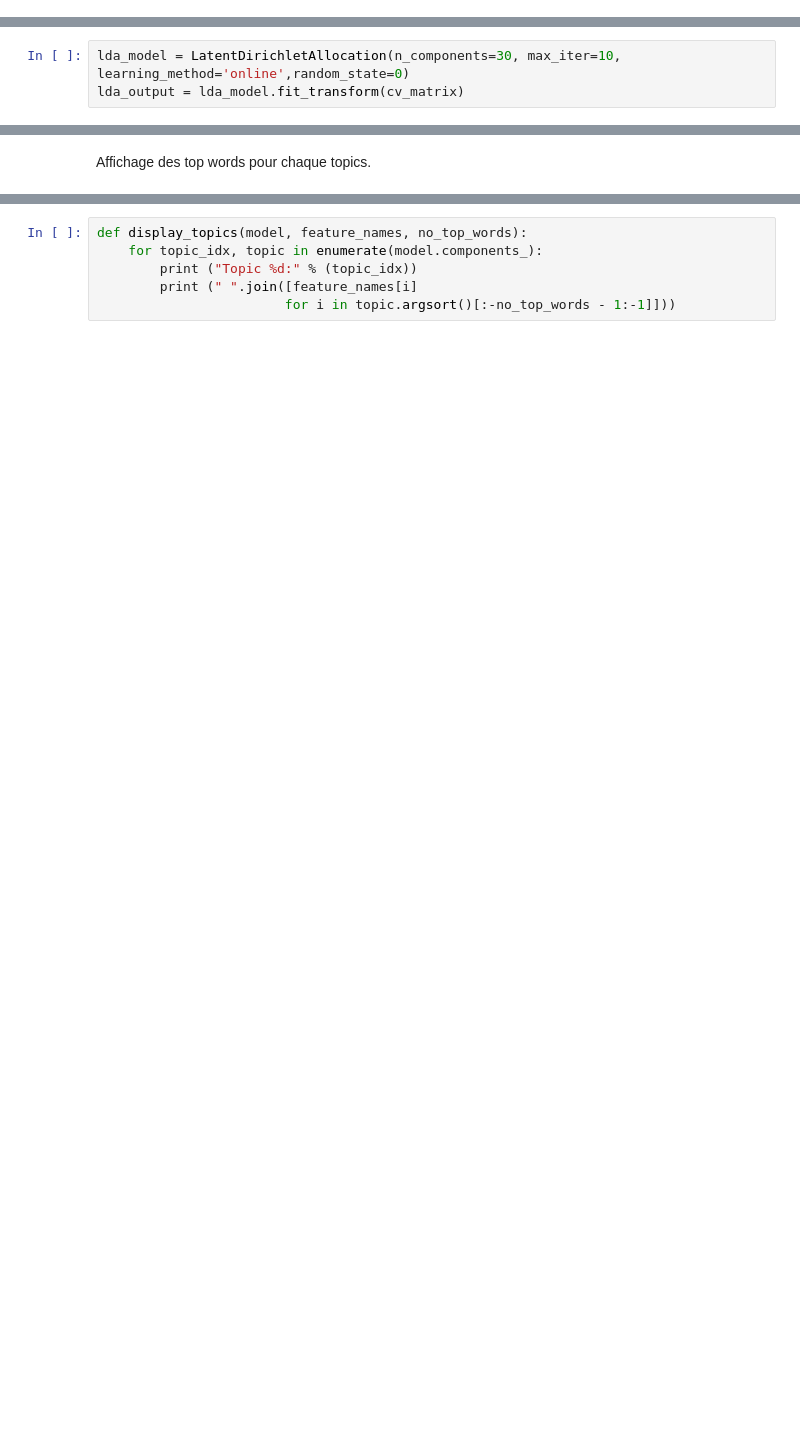
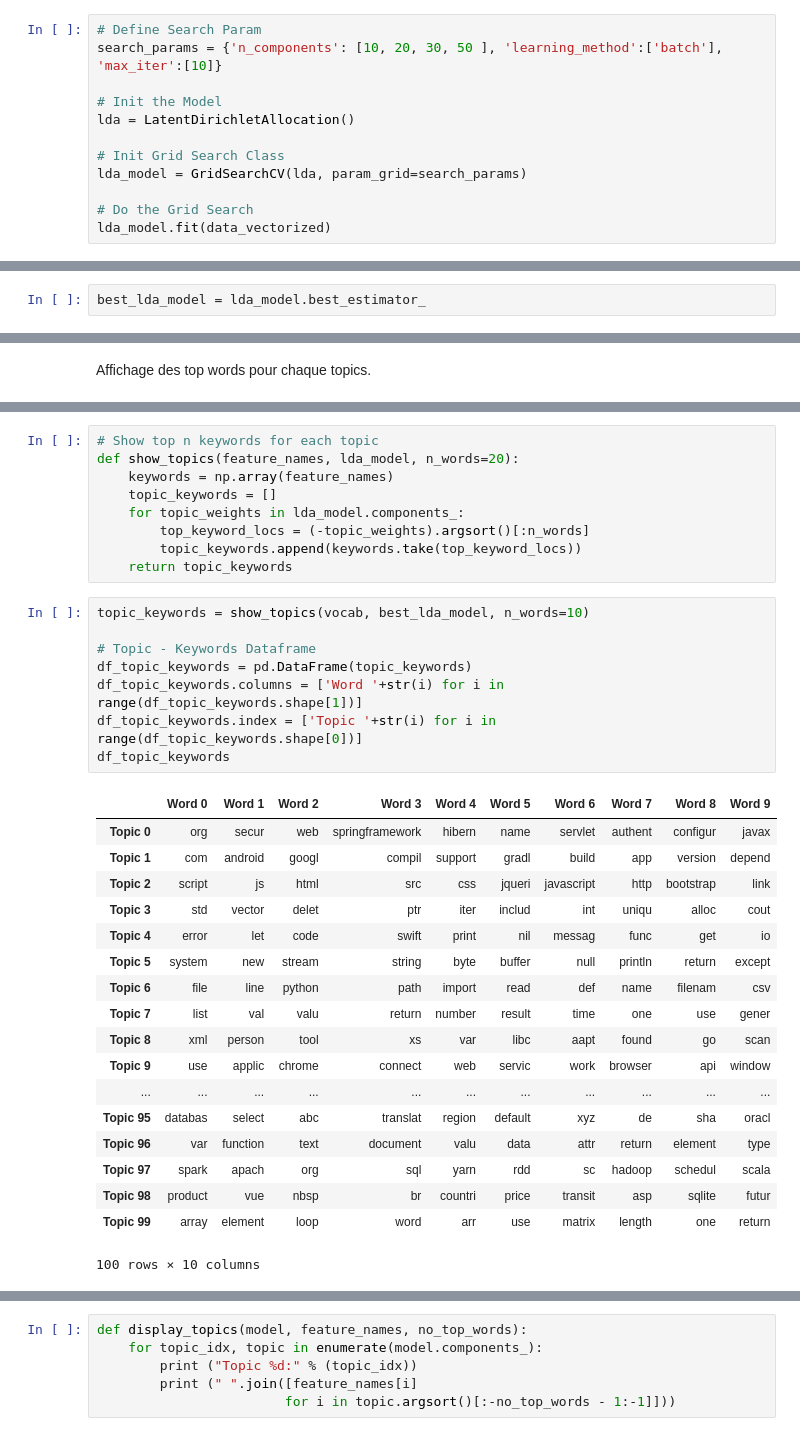
Before and after one commit to makboulhoussen/projet6, a Jupyter notebook: SOF_Tags_UnsupervisedMethod.ipynb, the cells around one changed output, grey strips where cells are left out. Drawn from its saved outputs; the diff is of its cells as text; blank space fills up the shorter version.

```diff
--- a/SOF_Tags_UnsupervisedMethod.ipynb
+++ b/SOF_Tags_UnsupervisedMethod.ipynb
@@ -215,0 +216,12 @@ Sparsicity:  5.26 %
+# %%
+# Define Search Param
+search_params = {'n_components': [10, 20, 30, 50 ], 'learning_method':['batch'], 'max_iter':[10]}
+
+# Init the Model
+lda = LatentDirichletAllocation()
+
+# Init Grid Search Class
+lda_model = GridSearchCV(lda, param_grid=search_params)
+
+# Do the Grid Search
+lda_model.fit(data_vectorized)
@@ -216,5 +246,4 @@ Sparsicity:  5.26 %
 # %% [markdown]
 Nous pouvons partir sur 30 topics.
-# %%
-lda_model = LatentDirichletAllocation(n_components=30, max_iter=10,  learning_method='online',random_state=0)
-lda_output = lda_model.fit_transform(cv_matrix)
+# %%
+best_lda_model = lda_model.best_estimator_
@@ -224,0 +289,36 @@ Affichage des top words pour chaque topics.
+# %%
+# Show top n keywords for each topic
+def show_topics(feature_names, lda_model, n_words=20):
+    keywords = np.array(feature_names)
+    topic_keywords = []
+    for topic_weights in lda_model.components_:
+        top_keyword_locs = (-topic_weights).argsort()[:n_words]
+        topic_keywords.append(keywords.take(top_keyword_locs))
+    return topic_keywords
+# %%
+topic_keywords = show_topics(vocab, best_lda_model, n_words=10)
+
+# Topic - Keywords Dataframe
+df_topic_keywords = pd.DataFrame(topic_keywords)
+df_topic_keywords.columns = ['Word '+str(i) for i in range(df_topic_keywords.shape[1])]
+df_topic_keywords.index = ['Topic '+str(i) for i in range(df_topic_keywords.shape[0])]
+df_topic_keywords
+# %% [output]
+|  | Word 0 | Word 1 | Word 2 | Word 3 | Word 4 | Word 5 | Word 6 | Word 7 | Word 8 | Word 9 |
+| Topic 0 | org | secur | web | springframework | hibern | name | servlet | authent | configur | javax |
+| Topic 1 | com | android | googl | compil | support | gradl | build | app | version | depend |
+| Topic 2 | script | js | html | src | css | jqueri | javascript | http | bootstrap | link |
+| Topic 3 | std | vector | delet | ptr | iter | includ | int | uniqu | alloc | cout |
+| Topic 4 | error | let | code | swift | print | nil | messag | func | get | io |
+| Topic 5 | system | new | stream | string | byte | buffer | null | println | return | except |
+| Topic 6 | file | line | python | path | import | read | def | name | filenam | csv |
+| Topic 7 | list | val | valu | return | number | result | time | one | use | gener |
+| Topic 8 | xml | person | tool | xs | var | libc | aapt | found | go | scan |
+| Topic 9 | use | applic | chrome | connect | web | servic | work | browser | api | window |
+| ... | ... | ... | ... | ... | ... | ... | ... | ... | ... | ... |
+| Topic 95 | databas | select | abc | translat | region | default | xyz | de | sha | oracl |
+| Topic 96 | var | function | text | document | valu | data | attr | return | element | type |
+| Topic 97 | spark | apach | org | sql | yarn | rdd | sc | hadoop | schedul | scala |
+| Topic 98 | product | vue | nbsp | br | countri | price | transit | asp | sqlite | futur |
+| Topic 99 | array | element | loop | word | arr | use | matrix | length | one | return |
+100 rows × 10 columns
```
Also changed, not shown: parts of 67 cells of this notebook.
